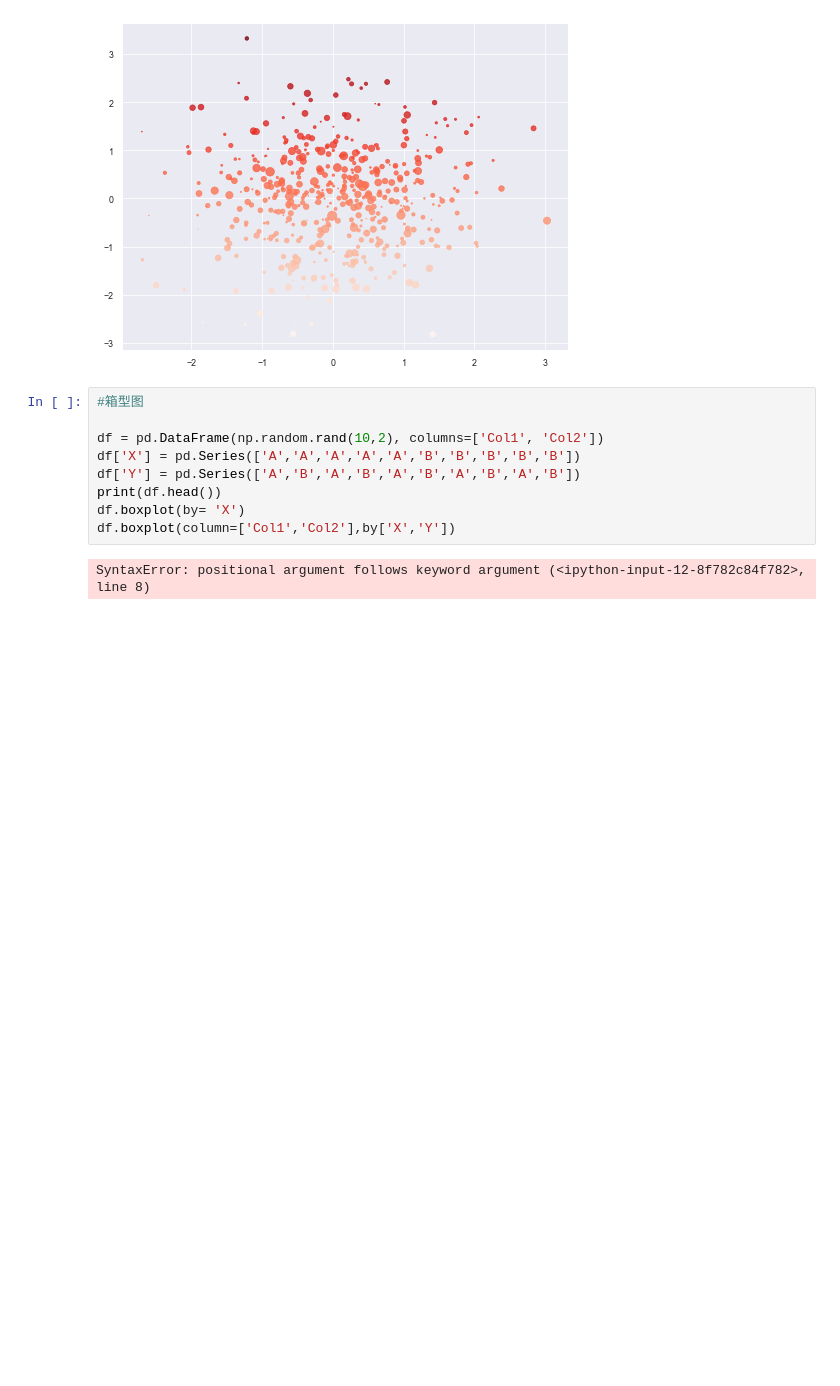
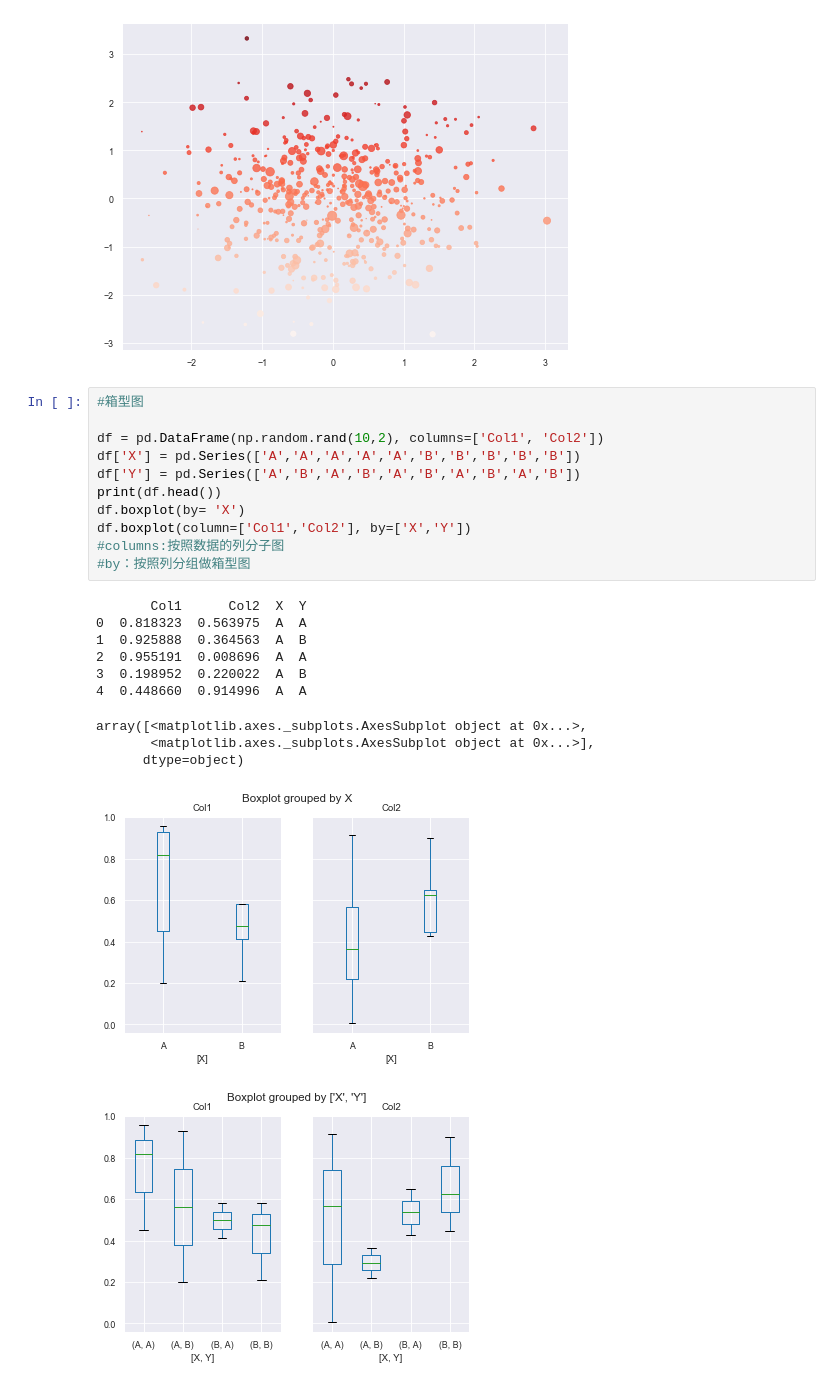
Before and after one commit to 2804983329/data-analysis, a Jupyter notebook: 数据分析python升级/00/matplotlib图表快速表达.ipynb, the cells around one changed output. Drawn from its saved outputs; the diff is of its cells as text; blank space fills up the shorter version.

```diff
--- a/数据分析python升级/00/matplotlib图表快速表达.ipynb
+++ b/数据分析python升级/00/matplotlib图表快速表达.ipynb
@@ -49,11 +49,23 @@ plt.scatter(x,y,marker='.',
 # %%
 #箱型图
 
 df = pd.DataFrame(np.random.rand(10,2), columns=['Col1', 'Col2'])
 df['X'] = pd.Series(['A','A','A','A','A','B','B','B','B','B'])
 df['Y'] = pd.Series(['A','B','A','B','A','B','A','B','A','B'])
 print(df.head())
 df.boxplot(by= 'X')
-df.boxplot(column=['Col1','Col2'],by['X','Y'])
+df.boxplot(column=['Col1','Col2'], by=['X','Y'])
+#columns:按照数据的列分子图
+#by：按照列分组做箱型图
 # %% [output]
-SyntaxError: positional argument follows keyword argument (<ipython-input-12-8f782c84f782>, line 8)
+       Col1      Col2  X  Y
+0  0.818323  0.563975  A  A
+1  0.925888  0.364563  A  B
+2  0.955191  0.008696  A  A
+3  0.198952  0.220022  A  B
+4  0.448660  0.914996  A  A
+array([<matplotlib.axes._subplots.AxesSubplot object at 0x...>,
+       <matplotlib.axes._subplots.AxesSubplot object at 0x...>],
+      dtype=object)
+[figure, added]
+[figure, added]
```
